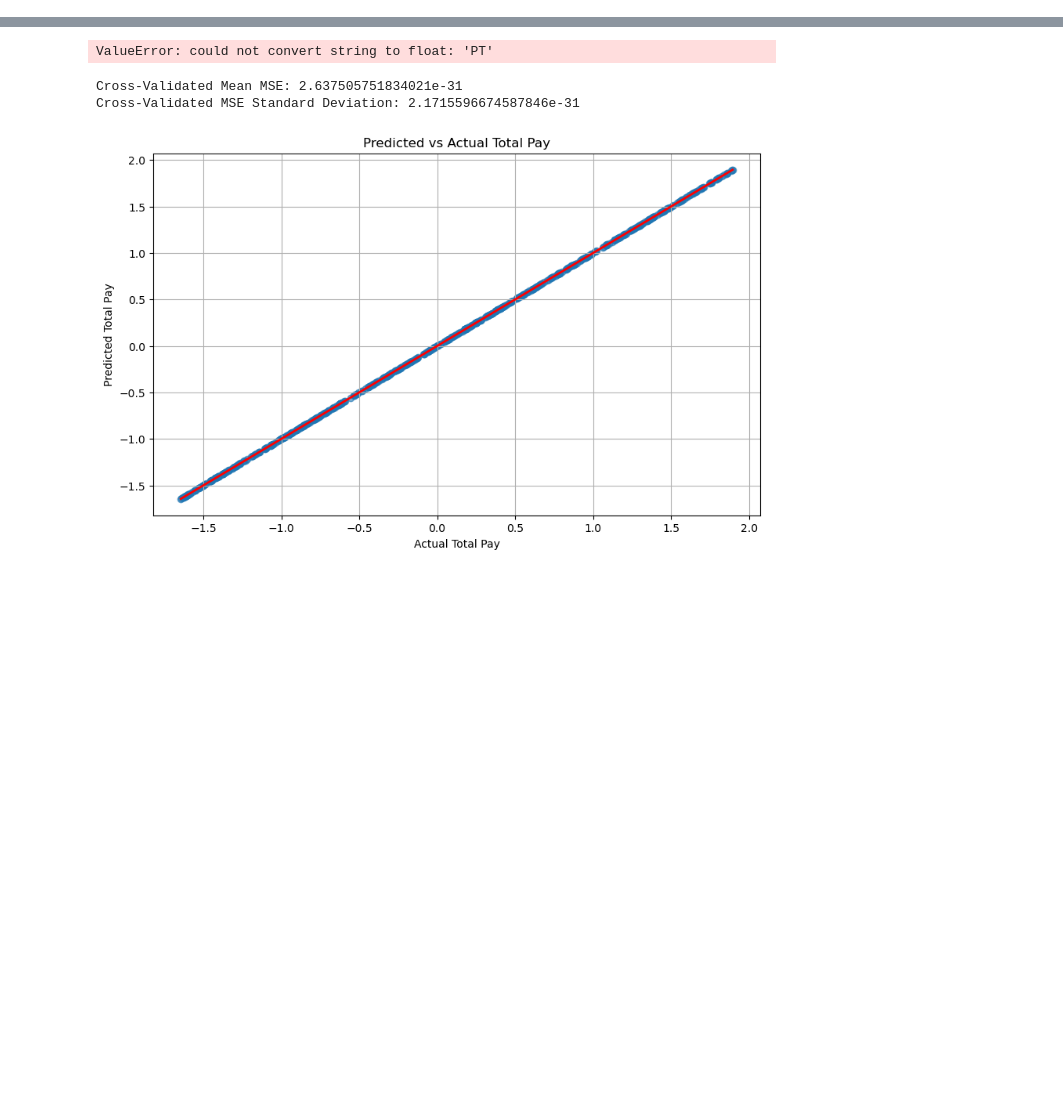
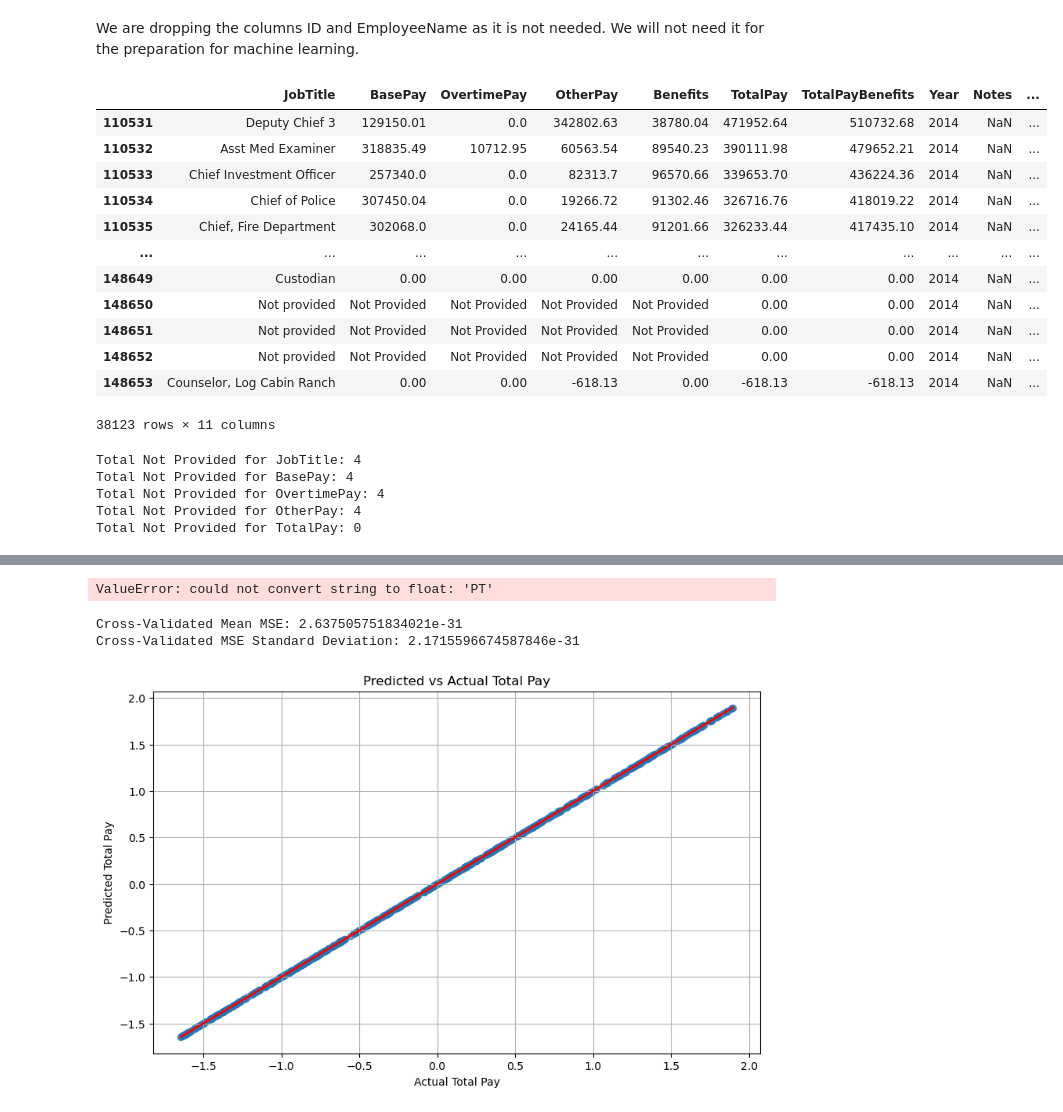
Before and after one commit to adrapiza/Project4-Group3, a Jupyter notebook: revisions_copy.ipynb, the cells around one changed output, grey strips where cells are left out. Saved outputs shown, nothing was run; the diff lists cells and outputs as text; code cells hidden in the pictures; blank space fills up the shorter version.

```diff
--- a/revisions_copy.ipynb
+++ b/revisions_copy.ipynb
@@ -519,0 +51,6 @@ y = cleaned_2011['TotalPay']
+# %%
+#Create Dataframe for 2011 using df_2011
+df_2014 = salaries[salaries['Year'] == 2014]
+
+#Display df_2011
+df_2014
@@ -519,0 +71,40 @@ y = cleaned_2011['TotalPay']
+# %% [markdown]
+We are dropping the columns ID and EmployeeName as it is not needed. We will not need it for the preparation for machine learning.
+# %%
+#Drop ID and EmployeeName
+df_2014 = df_2014.drop(columns=['Id', 'EmployeeName'])
+#Display
+df_2014
+# %% [output]
+|  | JobTitle | BasePay | OvertimePay | OtherPay | Benefits | TotalPay | TotalPayBenefits | Year | Notes | ... |
+| 110531 | Deputy Chief 3 | 129150.01 | 0.0 | 342802.63 | 38780.04 | 471952.64 | 510732.68 | 2014 | NaN | ... |
+| 110532 | Asst Med Examiner | 318835.49 | 10712.95 | 60563.54 | 89540.23 | 390111.98 | 479652.21 | 2014 | NaN | ... |
+| 110533 | Chief Investment Officer | 257340.0 | 0.0 | 82313.7 | 96570.66 | 339653.70 | 436224.36 | 2014 | NaN | ... |
+| 110534 | Chief of Police | 307450.04 | 0.0 | 19266.72 | 91302.46 | 326716.76 | 418019.22 | 2014 | NaN | ... |
+| 110535 | Chief, Fire Department | 302068.0 | 0.0 | 24165.44 | 91201.66 | 326233.44 | 417435.10 | 2014 | NaN | ... |
+| ... | ... | ... | ... | ... | ... | ... | ... | ... | ... | ... |
+| 148649 | Custodian | 0.00 | 0.00 | 0.00 | 0.00 | 0.00 | 0.00 | 2014 | NaN | ... |
+| 148650 | Not provided | Not Provided | Not Provided | Not Provided | Not Provided | 0.00 | 0.00 | 2014 | NaN | ... |
+| 148651 | Not provided | Not Provided | Not Provided | Not Provided | Not Provided | 0.00 | 0.00 | 2014 | NaN | ... |
+| 148652 | Not provided | Not Provided | Not Provided | Not Provided | Not Provided | 0.00 | 0.00 | 2014 | NaN | ... |
+| 148653 | Counselor, Log Cabin Ranch | 0.00 | 0.00 | -618.13 | 0.00 | -618.13 | -618.13 | 2014 | NaN | ... |
+38123 rows × 11 columns
+# %%
+#Show the Not Provided within the dataset
+not_provided_job = (df_2014['JobTitle'] == 'Not provided').sum()
+not_provided_base = (df_2014['BasePay'] == 'Not Provided').sum()
+not_provided_overtime = (df_2014['OvertimePay'] == 'Not Provided').sum()
+not_provided_other = (df_2014['OtherPay'] == 'Not Provided').sum()
+not_provided_total = (df_2014['TotalPay'] == 'Not Provided').sum()
+
+print(f'Total Not Provided for JobTitle: {not_provided_job}')
+print(f'Total Not Provided for BasePay: {not_provided_base}')
+print(f'Total Not Provided for OvertimePay: {not_provided_overtime}')
+print(f'Total Not Provided for OtherPay: {not_provided_other}')
+print(f'Total Not Provided for TotalPay: {not_provided_total}')
+# %% [output]
+Total Not Provided for JobTitle: 4
+Total Not Provided for BasePay: 4
+Total Not Provided for OvertimePay: 4
+Total Not Provided for OtherPay: 4
+Total Not Provided for TotalPay: 0
```
Also changed, not shown: parts of 73 cells of this notebook.
